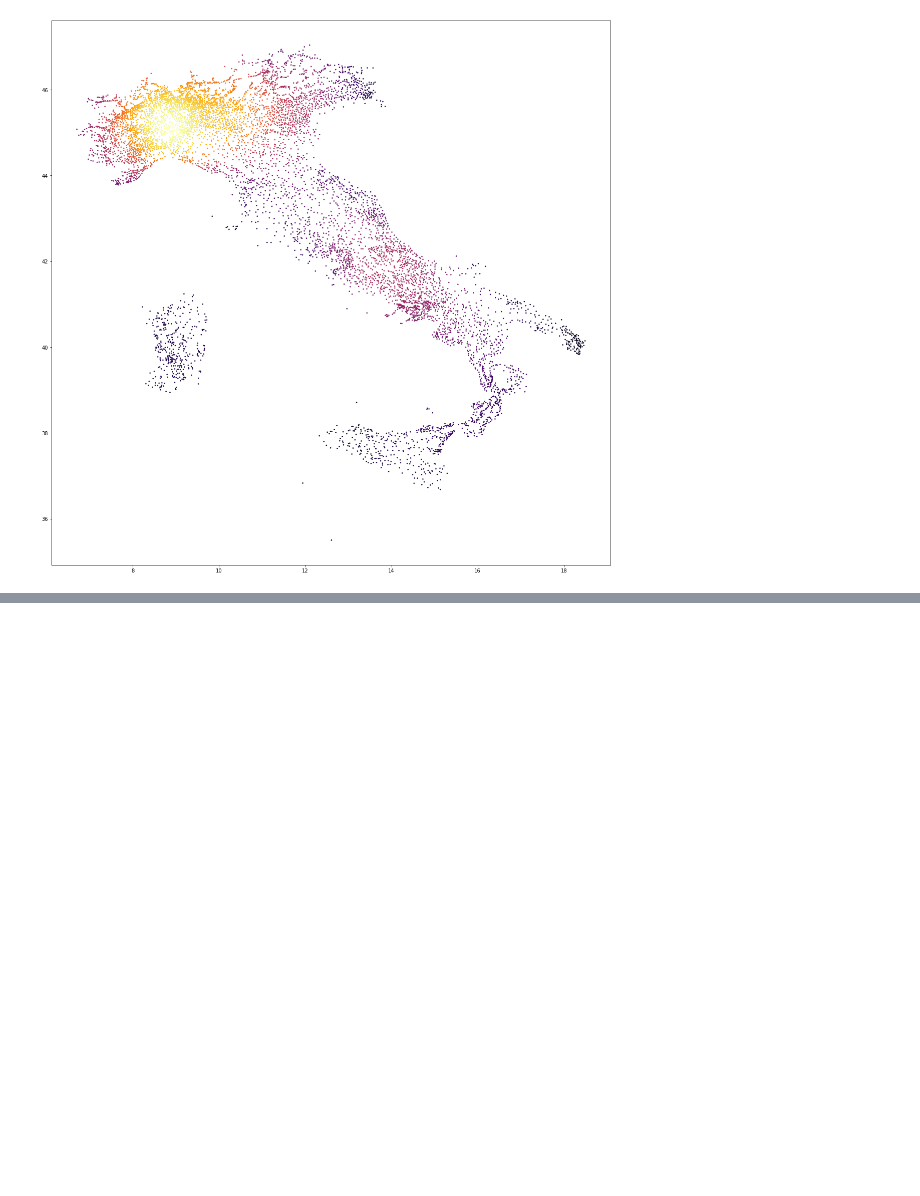
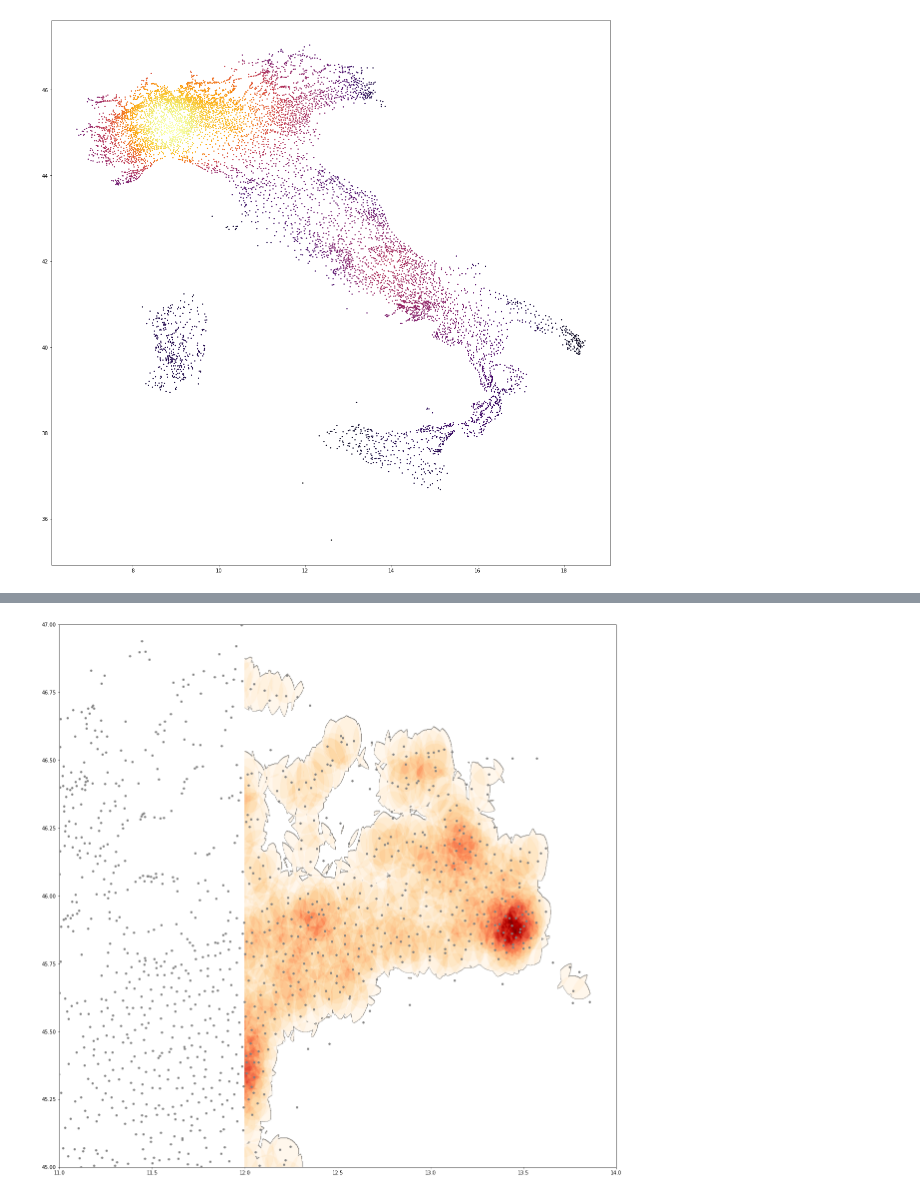
Before and after one commit to areasciencepark/maps_and_heatmaps, a Jupyter notebook: nearest.ipynb, the cells around one changed output, grey strips where cells are left out. Saved outputs shown, nothing was run; the diff lists cells and outputs as text; code cells hidden in the pictures; blank space fills up the shorter version.

Commit message:
colormap  +points

```diff
--- a/nearest.ipynb
+++ b/nearest.ipynb
@@ -67,0 +39,25 @@ plt.scatter(x, y,  s=1)
+# %%
+df = pd.read_csv('./data/comuni_lat_long.csv', sep=";")
+points = np.array(list(zip(df.lng,df.lat )))
+
+nbins=1000
+centersX=np.linspace(points[:,0].min(), points[:,0].max(), nbins)
+centersY=np.linspace(points[:,1].min(), points[:,1].max(), nbins)
+
+centersX=np.linspace(12, 14, nbins)
+centersY=np.linspace(45, 47, nbins)
+
+density=[]
+
+radius = .1
+
+
+point_tree = spatial.cKDTree(points)
+# This finds the index of all points within distance 1 of [1.5,2.5].
+for i in range(nbins):
+    for j in range(nbins):
+    #print(centersX[i],centersY[i])
+    #print(points[i,0],points[i,1])
+        density.append( len(point_tree.query_ball_point( (centersX[j],centersY[i]) ,radius)) )
+
+dd = np.reshape(np.array(density), (nbins,nbins))
@@ -67,0 +74,21 @@ plt.scatter(x, y,  s=1)
+# %%
+
+
+fix,ax1=plt.subplots(nrows=1,ncols=1, figsize=( 20,20))
+
+data_to_plot = dd
+tmp = np.reshape(data_to_plot,-1) / np.mean(data_to_plot)
+threshold = 1
+data_to_plot = np.ma.masked_array(data_to_plot, tmp <threshold)
+plt.pcolormesh(centersX,centersY, data_to_plot, shading='gouraud',cmap='OrRd', edgecolor="white" )
+
+
+points = pd.read_csv('./data/comuni_lat_long.csv', sep=";")
+x = points.lng
+y = points.lat
+ax1.scatter(x=x, y=y,s=50, c="gray", marker=".")
+ax1.set_xlim(11,14)
+ax1.set_ylim(45,47)
+plt.show()
+# %% [output]
+[figure, added]
```
Also changed, not shown: parts of 4 cells of this notebook, 1 other file.
